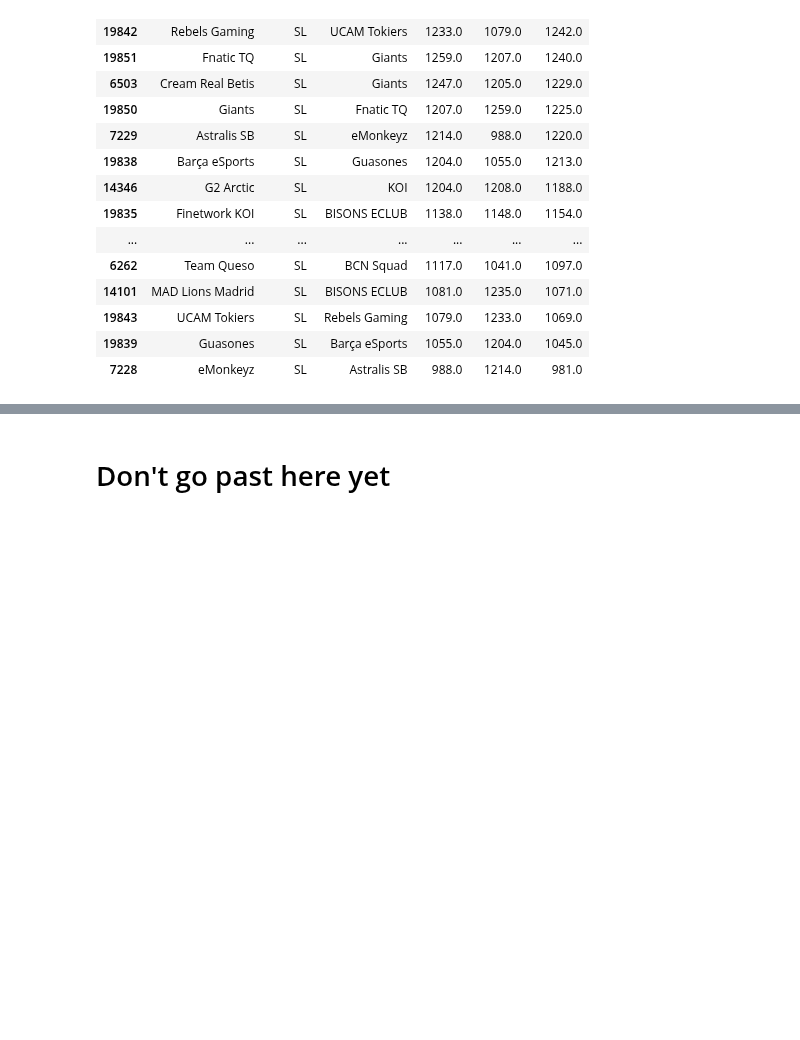
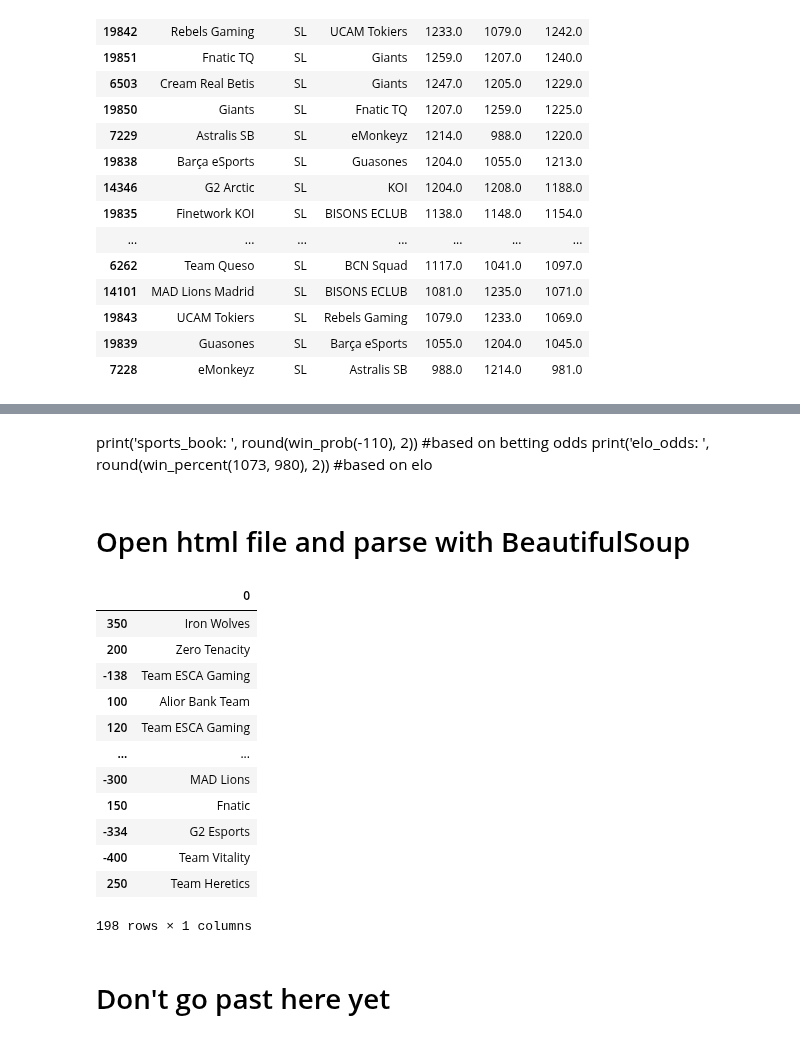
Before and after one commit to richie-p-meyer/league, a Jupyter notebook: scratch.ipynb, the cells around one changed output, grey strips where cells are left out. Saved outputs shown, nothing was run; the diff lists cells and outputs as text; code cells hidden in the pictures; blank space fills up the shorter version.

```diff
--- a/scratch.ipynb
+++ b/scratch.ipynb
@@ -371,3 +334,40 @@ HTML downloaded successfully!
+# %% [markdown]
+print('sports_book: ', round(win_prob(-110), 2)) #based on betting odds
+print('elo_odds: ', round(win_percent(1073, 980), 2)) #based on elo
+# %% [markdown]
+# Open html file and parse with BeautifulSoup
+# %%
+file_path = 'test.html'  # Specify the path to the HTML file in the local directory
+
+# Read the HTML content from the file
+with open(file_path, 'r', encoding='utf-8') as f:
+    html = f.read()
+
+soup = BeautifulSoup(html,'html.parser')
+# %%
+# Get list of teams
+team_html = soup.select('div.ses-ParticipantFixtureDetailsEsports_Team')
+team_list = [i.text for i in team_html]
+
+# Get list of odds for each team
+span_element = soup.find_all('span', class_='sgl-ParticipantOddsOnly80_Odds')
+odds_list = [int(i.text) for i in span_element]
+# %%
+pd.DataFrame(team_list,odds_list)
+# %% [output]
+|  | 0 |
+| 350 | Iron Wolves |
+| 200 | Zero Tenacity |
+| -138 | Team ESCA Gaming |
+| 100 | Alior Bank Team |
+| 120 | Team ESCA Gaming |
+| ... | ... |
+| -300 | MAD Lions |
+| 150 | Fnatic |
+| -334 | G2 Esports |
+| -400 | Team Vitality |
+| 250 | Team Heretics |
+198 rows × 1 columns
 # %% [markdown]
 # Don't go past here yet
 # %%
```
Also changed, not shown: parts of 16 cells of this notebook, 2 other files.
